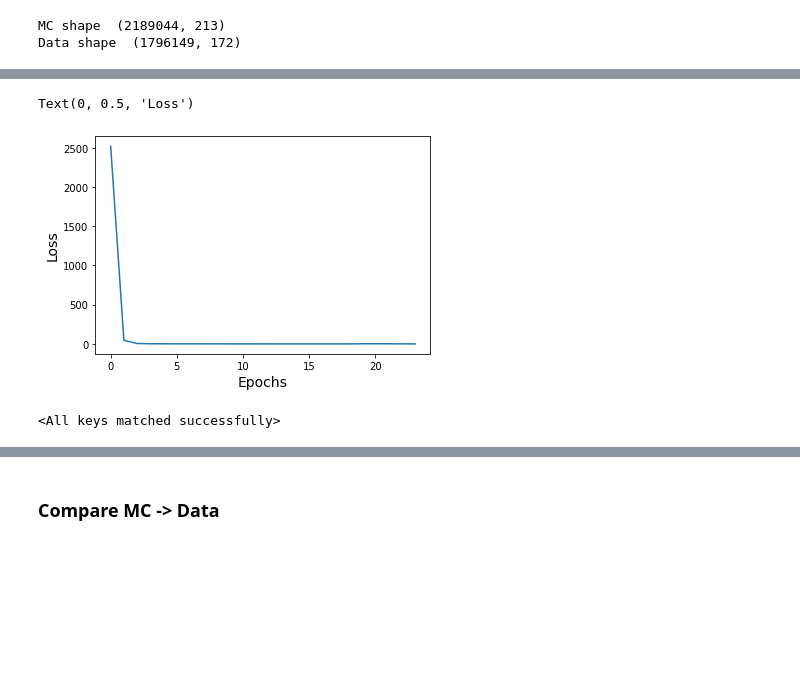
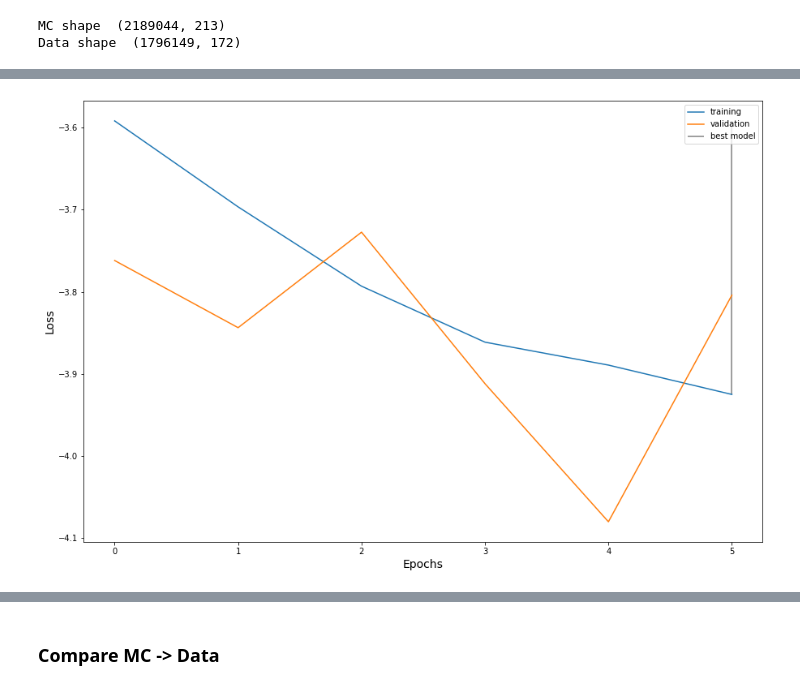
Before and after one commit to lsowa/recoil_correction, a Jupyter notebook: recoil.ipynb, the cells around one changed output, grey strips where cells are left out. Saved outputs shown, nothing was run; the diff lists cells and outputs as text; code cells hidden in the pictures; blank space fills up the shorter version.

```diff
--- a/recoil.ipynb
+++ b/recoil.ipynb
@@ -101,2 +99,3 @@ cmc = cond_scaler.transform(cmc)
 # %%
 data, mc, cdata, cmc = torch.tensor(data), torch.tensor(mc), torch.tensor(cdata), torch.tensor(cmc)
+data_val, cdata_val = torch.tensor(data_val).to(device), torch.tensor(cdata_val).to(device)
@@ -127,3 +127,4 @@ for k in range(15):
 # %%
-optimizer = optim.Adam(model.parameters(), lr=lr)
-scheduler = optim.lr_scheduler.ReduceLROnPlateau(optimizer, factor=0.7, patience=2, verbose=True)
+optimizer = optim.Adam(model.parameters(), lr=args.lr)
+scheduler = optim.lr_scheduler.ReduceLROnPlateau(optimizer, factor=0.25,
+                                                    patience=3, verbose=True)
@@ -130,27 +135,31 @@ scheduler = optim.lr_scheduler.ReduceLROnPlateau(optimizer, factor=0.7, patience
 # %%
 dataset = TensorDataset(data, cdata)
-loader = DataLoader(dataset, shuffle=True, batch_size=5000)
+loader = DataLoader(dataset, shuffle=True, batch_size=args.batch, num_workers=4)
 # %%
 pz = dist.MultivariateNormal(torch.zeros(2), torch.eye(2))
 model.to(device)
 
+def nll(z, log_jac):
+    zz = torch.sum(z**2, dim=-1)
+    neg_log_likeli = 0.5 * zz - log_jac
+    loss = torch.mean(neg_log_likeli)
+    return loss
+
 losses = []
+losses_val = []
 nbatches = len(loader)
 stopper=0
 best_loss=np.inf
 epoch = 0
 best_model_dict = None
-while stopper<=10:
+while stopper<=15:
     epo_loss = 0
     for d, c in loader:
         d = d.to(device)
         c = c.to(device)
 
         z, log_jac = model(d.float(), c=[c.float()])
-
-        zz = torch.sum(z**2, dim=-1)
-        neg_log_likeli = 0.5 * zz - log_jac
-        loss = torch.mean(neg_log_likeli)
+        loss = nll(z, log_jac)
 
         optimizer.zero_grad()
         loss.backward()
@@ -161,13 +170,20 @@ while stopper<=10:
     scheduler.step(epo_loss)
     losses.append(epo_loss)
 
-    if epo_loss >= best_loss:
+    # validation
+    z, log_jac = model(data_val.float(), c=[cdata_val.float()])
+    loss_val = nll(z, log_jac)
+    loss_val = loss_val.cpu().detach().numpy()
+    losses_val.append(loss_val)
+    if loss_val >= best_loss:
         stopper+=1
     else:
-        best_loss = epo_loss
+        best_loss = loss_val
         stopper = 0
         best_model_dict = model.state_dict()
     epoch += 1
+    print('Epoch: {:.0f}; train Loss: {:.3f}; val Loss: {:.3f}; stopper: {:.0f}; best val loss: {:.3f}\n'.format(epoch, epo_loss, loss_val, stopper, best_loss))
 
-    print('Epoch: {:.0f}; Loss: {:.3f}; stopper: {:.0f}; best loss: {:.3f}\n'.format(epoch, epo_loss, stopper, best_loss), end="\r")
+    if epoch >= args.test and args.test > 0:
+        break
 # %% [output]
@@ -191,12 +201,12 @@ Epoch: 24; Loss: -2.208; stopper: 7; best loss: -2.292
 KeyboardInterrupt:
-# %%
-plt.plot(losses)
-plt.xlabel('Epochs')
-plt.ylabel('Loss')
-# %% [output]
-Text(0, 0.5, 'Loss')
-[figure, removed]
-# %%
-model.load_state_dict(best_model_dict)
-# %% [output]
-<All keys matched successfully>
+# %%
+plt.plot(losses, label='training')
+plt.plot(losses_val, label='validation')
+plt.vlines(len(losses)-stopper, ymin=np.min(losses), ymax=np.max(losses),
+            label='best model', colors=['grey'])
+plt.xlabel('Epochs')
+plt.ylabel('Loss')
+plt.legend()
+plt.savefig(folder+'loss.pdf')
+# %% [output]
+[figure, added]
```
Also changed, not shown: parts of 41 cells of this notebook, 8 other files.
